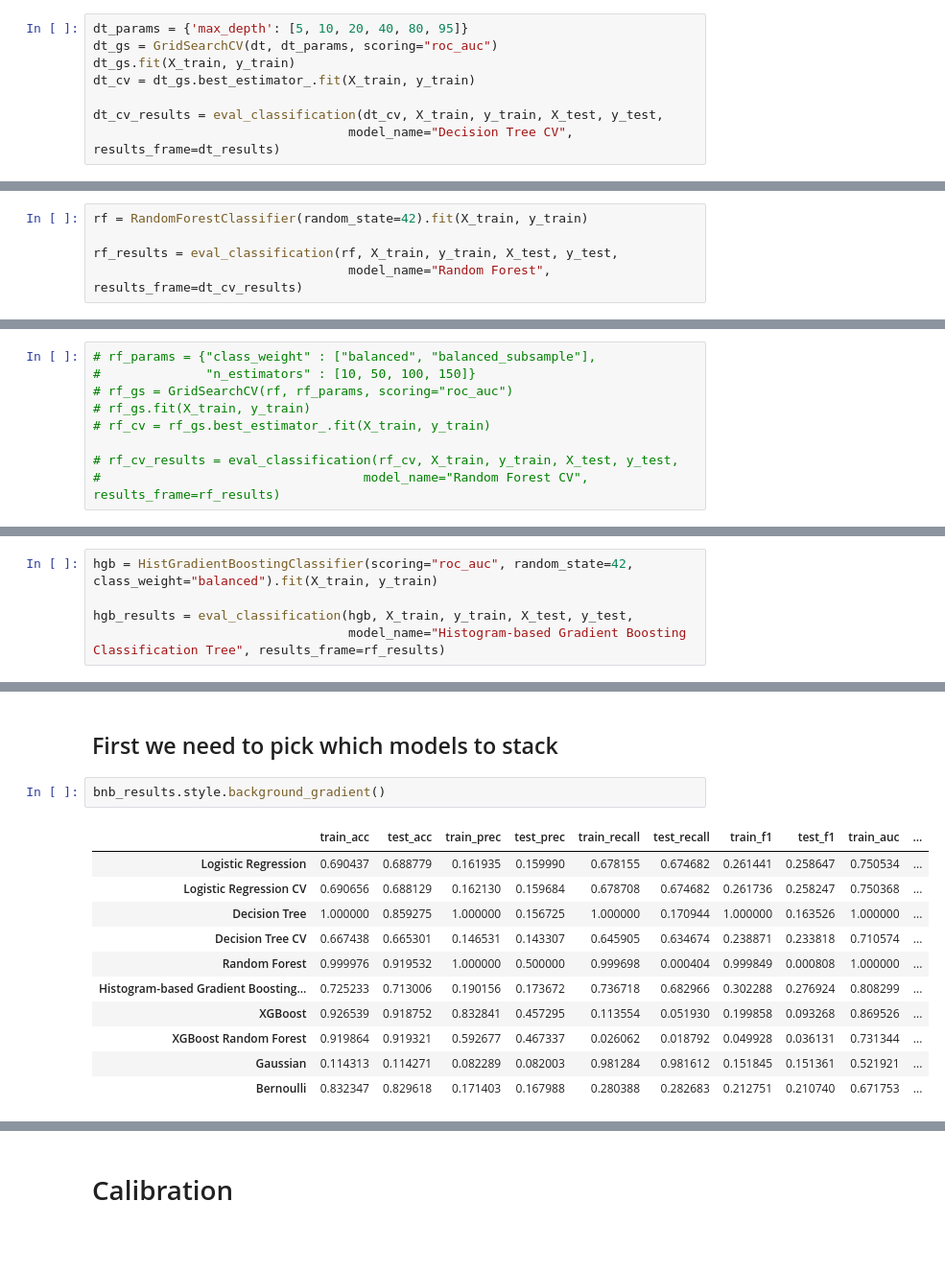
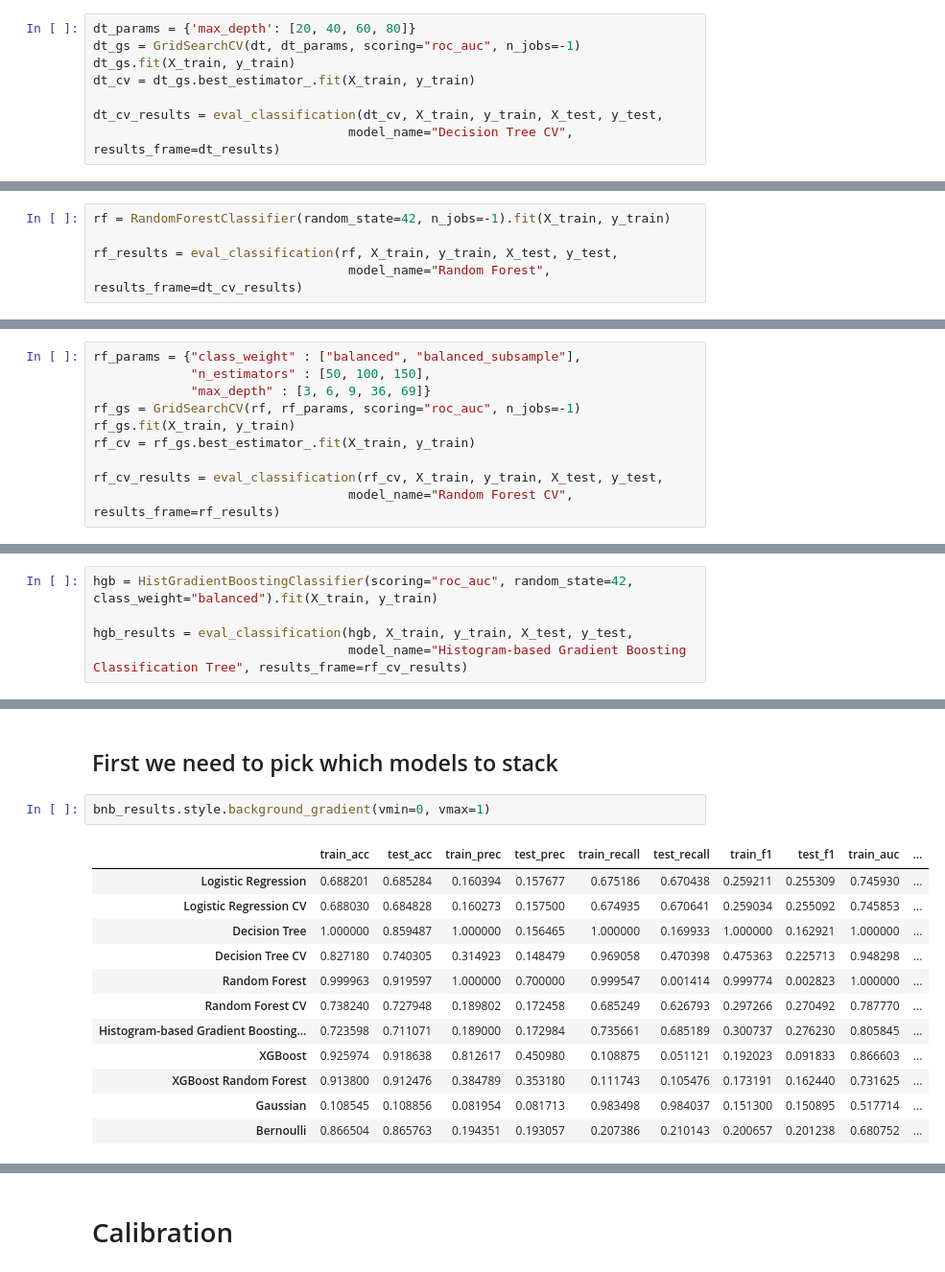
Before and after one commit to bkusuma/home-credit-default-risk, a Jupyter notebook: kaggle/working/02_Modelling.ipynb, the cells around one changed output, grey strips where cells are left out. Shown at 96% size. Drawn from its saved outputs; the diff is of its cells as text; blank space fills up the shorter version.

```diff
--- a/kaggle/working/02_Modelling.ipynb
+++ b/kaggle/working/02_Modelling.ipynb
@@ -166,6 +153,6 @@ dt.get_depth()
 # %%
-dt_params = {'max_depth': [5, 10, 20, 40, 80, 95]}
-dt_gs = GridSearchCV(dt, dt_params, scoring="roc_auc")
+dt_params = {'max_depth': [20, 40, 60, 80]}
+dt_gs = GridSearchCV(dt, dt_params, scoring="roc_auc", n_jobs=-1)
 dt_gs.fit(X_train, y_train)
 dt_cv = dt_gs.best_estimator_.fit(X_train, y_train)
 
@@ -203,7 +172,7 @@ weighted avg       0.89      0.67      0.74    246008  weighted avg       0.89
 # %% [markdown]
 ## Random Forests
 # %%
-rf = RandomForestClassifier(random_state=42).fit(X_train, y_train)
+rf = RandomForestClassifier(random_state=42, n_jobs=-1).fit(X_train, y_train)
 
 rf_results = eval_classification(rf, X_train, y_train, X_test, y_test,
                                   model_name="Random Forest", results_frame=dt_cv_results)
@@ -243,10 +196,11 @@ weighted avg       1.00      1.00      1.00    246008  weighted avg       0.89
 # %%
-# rf_params = {"class_weight" : ["balanced", "balanced_subsample"],
-#              "n_estimators" : [10, 50, 100, 150]}
-# rf_gs = GridSearchCV(rf, rf_params, scoring="roc_auc")
-# rf_gs.fit(X_train, y_train)
-# rf_cv = rf_gs.best_estimator_.fit(X_train, y_train)
+rf_params = {"class_weight" : ["balanced", "balanced_subsample"],
+             "n_estimators" : [50, 100, 150],
+             "max_depth" : [3, 6, 9, 36, 69]}
+rf_gs = GridSearchCV(rf, rf_params, scoring="roc_auc", n_jobs=-1)
+rf_gs.fit(X_train, y_train)
+rf_cv = rf_gs.best_estimator_.fit(X_train, y_train)
 
-# rf_cv_results = eval_classification(rf_cv, X_train, y_train, X_test, y_test,
-#                                   model_name="Random Forest CV", results_frame=rf_results)
+rf_cv_results = eval_classification(rf_cv, X_train, y_train, X_test, y_test,
+                                  model_name="Random Forest CV", results_frame=rf_results)
 # %% [output]
@@ -279,7 +220,7 @@ KeyboardInterrupt:
 hgb = HistGradientBoostingClassifier(scoring="roc_auc", random_state=42, class_weight="balanced").fit(X_train, y_train)
 
 hgb_results = eval_classification(hgb, X_train, y_train, X_test, y_test,
-                                  model_name="Histogram-based Gradient Boosting Classification Tree", results_frame=rf_results)
+                                  model_name="Histogram-based Gradient Boosting Classification Tree", results_frame=rf_cv_results)
 # %% [output]
                     Train Evaluation                                       Test Evaluation
               precision    recall  f1-score   support                precision    recall  f1-score   support
@@ -364,16 +305,17 @@ weighted avg       0.87      0.83      0.85    246008  weighted avg       0.87
 # %% [markdown]
 ## First we need to pick which models to stack
 # %%
-bnb_results.style.background_gradient()
+bnb_results.style.background_gradient(vmin=0, vmax=1)
 # %% [output]
 |  | train_acc | test_acc | train_prec | test_prec | train_recall | test_recall | train_f1 | test_f1 | train_auc | ... |
-| Logistic Regression | 0.690437 | 0.688779 | 0.161935 | 0.159990 | 0.678155 | 0.674682 | 0.261441 | 0.258647 | 0.750534 | ... |
-| Logistic Regression CV | 0.690656 | 0.688129 | 0.162130 | 0.159684 | 0.678708 | 0.674682 | 0.261736 | 0.258247 | 0.750368 | ... |
-| Decision Tree | 1.000000 | 0.859275 | 1.000000 | 0.156725 | 1.000000 | 0.170944 | 1.000000 | 0.163526 | 1.000000 | ... |
-| Decision Tree CV | 0.667438 | 0.665301 | 0.146531 | 0.143307 | 0.645905 | 0.634674 | 0.238871 | 0.233818 | 0.710574 | ... |
-| Random Forest | 0.999976 | 0.919532 | 1.000000 | 0.500000 | 0.999698 | 0.000404 | 0.999849 | 0.000808 | 1.000000 | ... |
-| Histogram-based Gradient Boosting... | 0.725233 | 0.713006 | 0.190156 | 0.173672 | 0.736718 | 0.682966 | 0.302288 | 0.276924 | 0.808299 | ... |
-| XGBoost | 0.926539 | 0.918752 | 0.832841 | 0.457295 | 0.113554 | 0.051930 | 0.199858 | 0.093268 | 0.869526 | ... |
-| XGBoost Random Forest | 0.919864 | 0.919321 | 0.592677 | 0.467337 | 0.026062 | 0.018792 | 0.049928 | 0.036131 | 0.731344 | ... |
-| Gaussian | 0.114313 | 0.114271 | 0.082289 | 0.082003 | 0.981284 | 0.981612 | 0.151845 | 0.151361 | 0.521921 | ... |
-| Bernoulli | 0.832347 | 0.829618 | 0.171403 | 0.167988 | 0.280388 | 0.282683 | 0.212751 | 0.210740 | 0.671753 | ... |
+| Logistic Regression | 0.688201 | 0.685284 | 0.160394 | 0.157677 | 0.675186 | 0.670438 | 0.259211 | 0.255309 | 0.745930 | ... |
+| Logistic Regression CV | 0.688030 | 0.684828 | 0.160273 | 0.157500 | 0.674935 | 0.670641 | 0.259034 | 0.255092 | 0.745853 | ... |
+| Decision Tree | 1.000000 | 0.859487 | 1.000000 | 0.156465 | 1.000000 | 0.169933 | 1.000000 | 0.162921 | 1.000000 | ... |
+| Decision Tree CV | 0.827180 | 0.740305 | 0.314923 | 0.148479 | 0.969058 | 0.470398 | 0.475363 | 0.225713 | 0.948298 | ... |
+| Random Forest | 0.999963 | 0.919597 | 1.000000 | 0.700000 | 0.999547 | 0.001414 | 0.999774 | 0.002823 | 1.000000 | ... |
+| Random Forest CV | 0.738240 | 0.727948 | 0.189802 | 0.172458 | 0.685249 | 0.626793 | 0.297266 | 0.270492 | 0.787770 | ... |
+| Histogram-based Gradient Boosting... | 0.723598 | 0.711071 | 0.189000 | 0.172984 | 0.735661 | 0.685189 | 0.300737 | 0.276230 | 0.805845 | ... |
+| XGBoost | 0.925974 | 0.918638 | 0.812617 | 0.450980 | 0.108875 | 0.051121 | 0.192023 | 0.091833 | 0.866603 | ... |
+| XGBoost Random Forest | 0.913800 | 0.912476 | 0.384789 | 0.353180 | 0.111743 | 0.105476 | 0.173191 | 0.162440 | 0.731625 | ... |
+| Gaussian | 0.108545 | 0.108856 | 0.081954 | 0.081713 | 0.983498 | 0.984037 | 0.151300 | 0.150895 | 0.517714 | ... |
+| Bernoulli | 0.866504 | 0.865763 | 0.194351 | 0.193057 | 0.207386 | 0.210143 | 0.200657 | 0.201238 | 0.680752 | ... |
```
Also changed, not shown: parts of 53 cells of this notebook, 4 other files.
